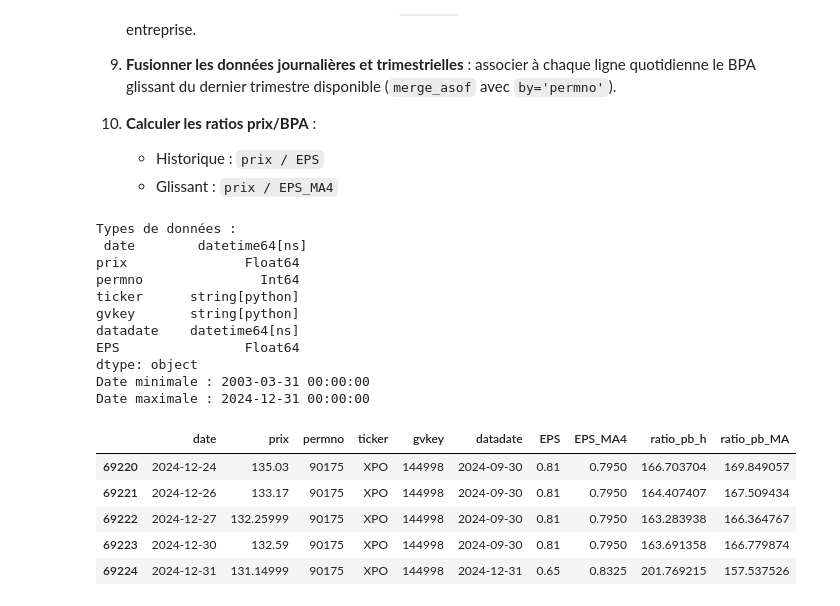
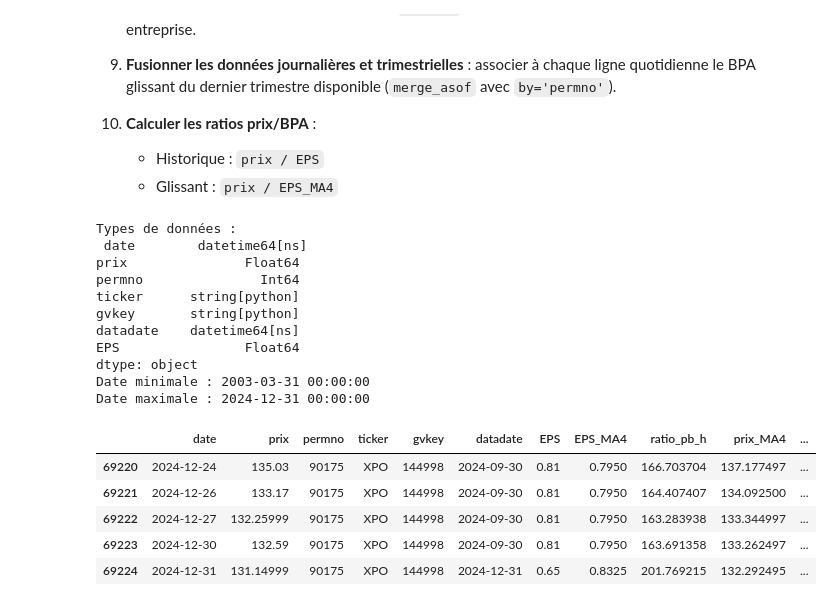
Before and after one commit to GabrielGen02/MATH_60231_Devoir, a Jupyter notebook: Devoir_2_Code_Gab.ipynb, the cells around one changed output. Saved outputs shown, nothing was run; the diff lists cells and outputs as text; code cells hidden in the pictures.

```diff
--- a/Devoir_2_Code_Gab.ipynb
+++ b/Devoir_2_Code_Gab.ipynb
@@ -274,7 +274,16 @@ def nettoyage_df(df):
 
     # calcule du ratio p/b historique et glissant
     df["ratio_pb_h"] = df["prix"] / df["EPS"] # histo
-    df["ratio_pb_MA"] = df["prix"] / df["EPS_MA4"] # glissant
+
+    #  Calcul EPS mobile 4 trimestres
+    df['prix_MA4'] = (
+        df
+        .groupby('permno')['prix']
+        .rolling(window=4, min_periods=4)
+        .mean()
+        .reset_index(level=0, drop=True)
+    )
+    df["ratio_pb_MA"] = df["prix_MA4"] / df["EPS_MA4"] # glissant
 
     # présence de NaN par colone
     df.isna().sum()
@@ -283,39 +292,42 @@ def nettoyage_df(df):
     df = df.drop(columns=['datadate_y'])
 
     # Renommer la colone doublé
     df = df.rename(columns={
         "datadate_x": "datadate"
     })
 
     # trie final par ticker et date
     df = df.sort_values(["ticker", "date"]).reset_index(drop=True)
 
+    # supression des NaN restant
+    df = df.dropna()
+
     # Filtrer les EPS trop anciens : garder EPS >= 2003
     df_quarter = df_quarter[df_quarter['datadate'] >= "2003-01-01"]
 
     return df, df_quarter
 
 # résultats
 df, df_quarter = nettoyage_df(final_df)
 df.tail() # visualisation des résultats
 # %% [output]
 Types de données :
  date        datetime64[ns]
 prix               Float64
 permno               Int64
 ticker      string[python]
 gvkey       string[python]
 datadate    datetime64[ns]
 EPS                Float64
 dtype: object
 Date minimale : 2003-03-31 00:00:00
 Date maximale : 2024-12-31 00:00:00
-|  | date | prix | permno | ticker | gvkey | datadate | EPS | EPS_MA4 | ratio_pb_h | ratio_pb_MA |
-| 69220 | 2024-12-24 | 135.03 | 90175 | XPO | 144998 | 2024-09-30 | 0.81 | 0.7950 | 166.703704 | 169.849057 |
-| 69221 | 2024-12-26 | 133.17 | 90175 | XPO | 144998 | 2024-09-30 | 0.81 | 0.7950 | 164.407407 | 167.509434 |
-| 69222 | 2024-12-27 | 132.25999 | 90175 | XPO | 144998 | 2024-09-30 | 0.81 | 0.7950 | 163.283938 | 166.364767 |
-| 69223 | 2024-12-30 | 132.59 | 90175 | XPO | 144998 | 2024-09-30 | 0.81 | 0.7950 | 163.691358 | 166.779874 |
-| 69224 | 2024-12-31 | 131.14999 | 90175 | XPO | 144998 | 2024-12-31 | 0.65 | 0.8325 | 201.769215 | 157.537526 |
+|  | date | prix | permno | ticker | gvkey | datadate | EPS | EPS_MA4 | ratio_pb_h | prix_MA4 | ... |
+| 69220 | 2024-12-24 | 135.03 | 90175 | XPO | 144998 | 2024-09-30 | 0.81 | 0.7950 | 166.703704 | 137.177497 | ... |
+| 69221 | 2024-12-26 | 133.17 | 90175 | XPO | 144998 | 2024-09-30 | 0.81 | 0.7950 | 164.407407 | 134.092500 | ... |
+| 69222 | 2024-12-27 | 132.25999 | 90175 | XPO | 144998 | 2024-09-30 | 0.81 | 0.7950 | 163.283938 | 133.344997 | ... |
+| 69223 | 2024-12-30 | 132.59 | 90175 | XPO | 144998 | 2024-09-30 | 0.81 | 0.7950 | 163.691358 | 133.262497 | ... |
+| 69224 | 2024-12-31 | 131.14999 | 90175 | XPO | 144998 | 2024-12-31 | 0.65 | 0.8325 | 201.769215 | 132.292495 | ... |
 # %%
 # statistique descriptives des colonnes sélectionnés (par actions)
 stat_des = df.groupby("ticker")[['prix', 'EPS', 'ratio_pb_h', 'ratio_pb_MA']].describe()
```
Also changed, not shown: parts of 7 cells of this notebook.
